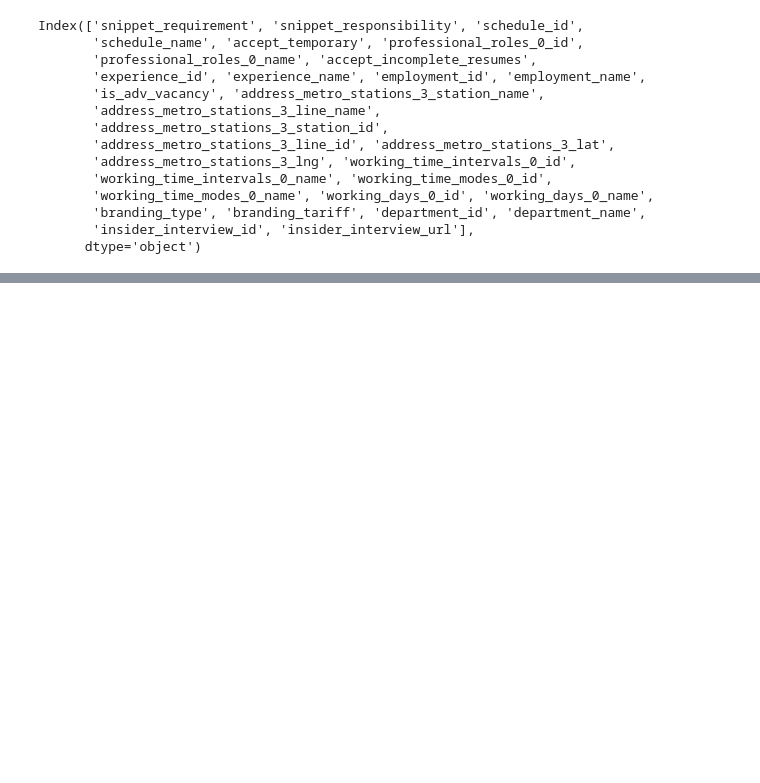
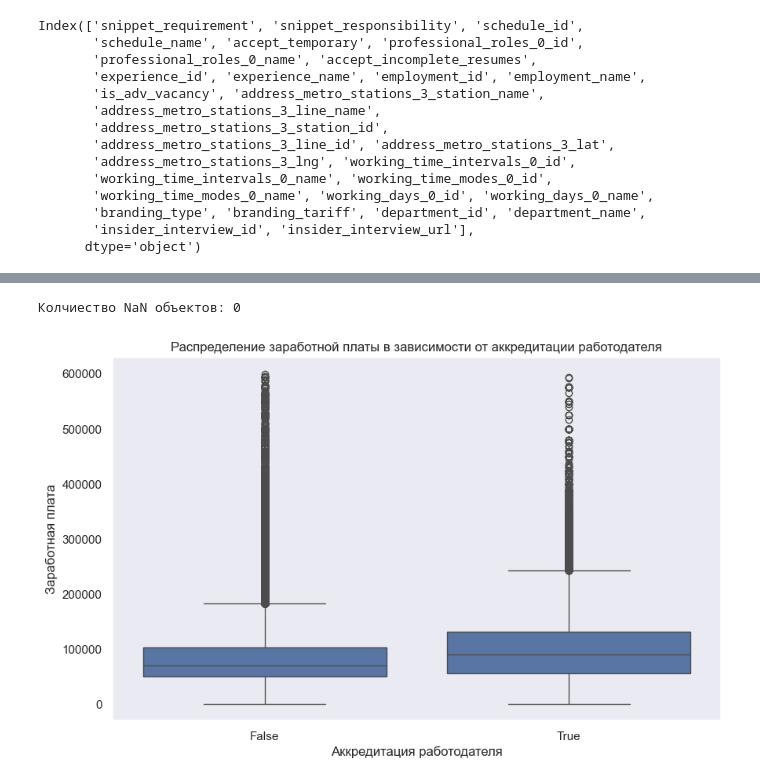
Before and after one commit to HeadHunter-Team-AI-24-3/hh_regression, a Jupyter notebook: src/hh_regression.ipynb, the cells around one changed output, grey strips where cells are left out. Saved outputs shown, nothing was run; the diff lists cells and outputs as text; code cells hidden in the pictures; blank space fills up the shorter version.

```diff
--- a/src/hh_regression.ipynb
+++ b/src/hh_regression.ipynb
@@ -511,0 +626,14 @@ Index(['snippet_requirement', 'snippet_responsibility', 'schedule_id',
+# %%
+nan_accept_temporary = df['accept_temporary'].isna().sum()
+print(f'Колчиество NaN объектов: {nan_accept_temporary}')
+# %% [output]
+Колчиество NaN объектов: 0
+# %%
+plt.figure(figsize=(10, 6))
+sns.boxplot(x='accept_temporary', y='salary', data=filtered_df)
+plt.title('Распределение заработной платы в зависимости от аккредитации работодателя')
+plt.xlabel('Аккредитация работодателя')
+plt.ylabel('Заработная плата')
+plt.show()
+# %% [output]
+[figure, added]
```
Also changed, not shown: parts of 133 cells of this notebook.
